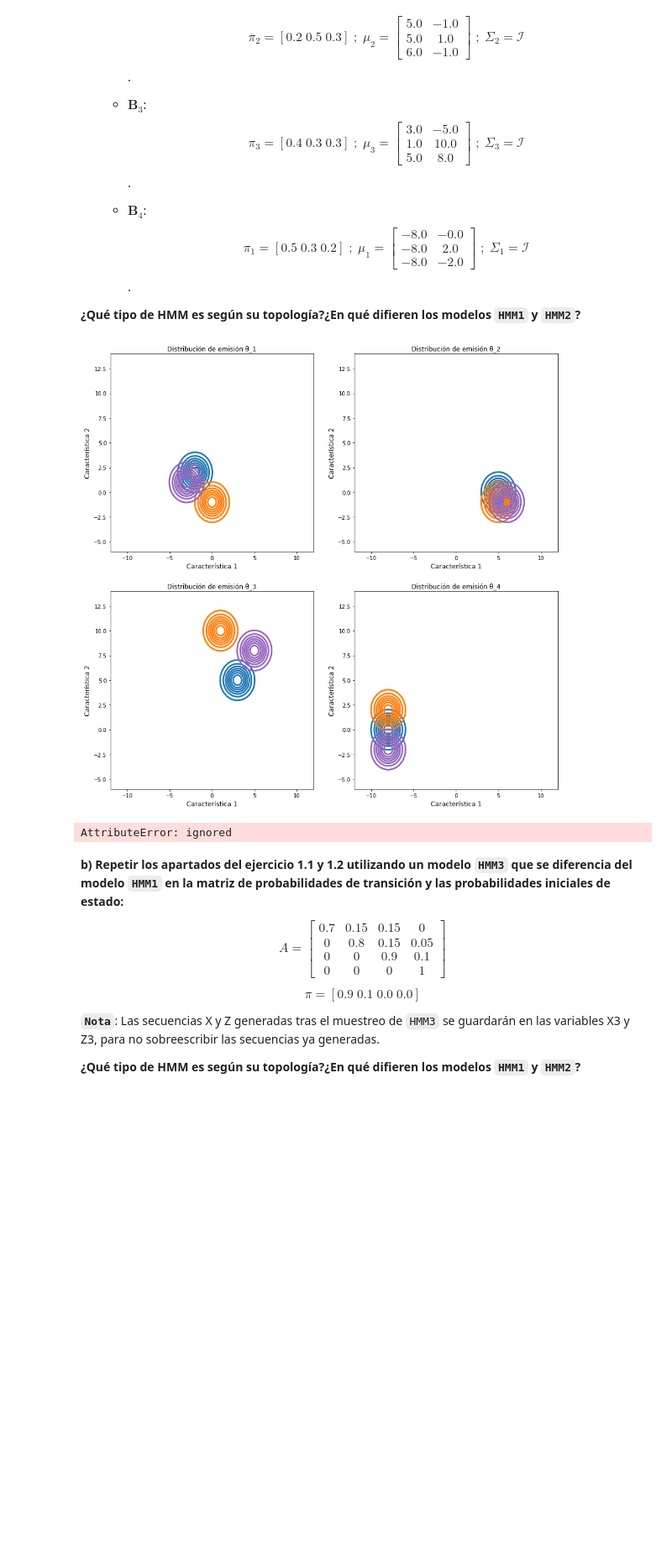
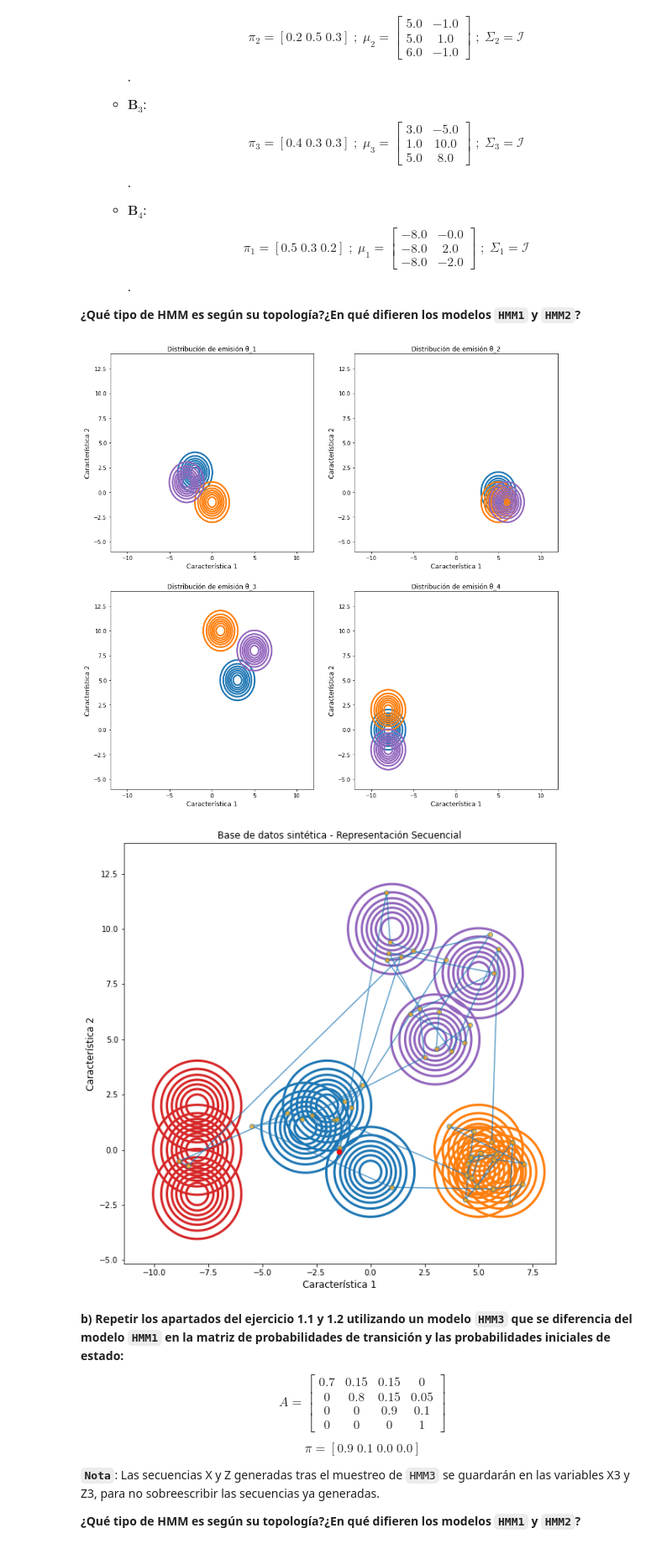
Before and after one commit to glorelvalle/g-mucd, a Jupyter notebook: pit/Tema2/PR2_PIT.ipynb, the cells around one changed output. Shown at 84% size. Cells and saved outputs as stored; diff of their text form; code cells hidden in the pictures; blank space fills up the shorter version.

```diff
--- a/pit/Tema2/PR2_PIT.ipynb
+++ b/pit/Tema2/PR2_PIT.ipynb
@@ -316,6 +316,9 @@ sigma2 = np.tile(np.identity(2), (4, 3, 1, 1))
 HMM2 = hmm.GMMHMM(n_components=N, n_mix=n_gaussians, covariance_type="full")
 HMM2.startprob_ = pi
 HMM2.transmat_ = A
+HMM2.weights_ = weights2
+HMM2.means_ = mu2
+HMM2.covars_ = sigma2
 
 ######################################################################### 1.1C
 # Representación de las distribuciones de emisión para cada estado
@@ -349,34 +352,34 @@ for n in range(N):
 
 plt.show();
 
 ######################################################################### 1.2
 X2, Z2 = HMM2.sample(T)
 
 T_repr=50
 
 # Representación de los datos mediante un scatter plot
 fig2,ax2 = plt.subplots(figsize=(10,10))
 
 # Representación de los datos mediante un scatter plot
 # Para mostrar el desarrollo de la secuencia
 ax2.plot(X2[:T_repr,0],X2[:T_repr,1],'o-',label='observations',mfc='orange',alpha=0.7)
 ax2.plot(X2[0:1,0],X2[0:1,1],'or')
 plt.xlim((np.min(X2[:,0]),np.max(X2[:,0])))
 plt.ylim((np.min(X2[:,1]),np.max(X2[:,1])))
 ax2.set_xlabel('Característica 1', fontsize=12)
 ax2.set_ylabel('Característica 2', fontsize=12)
 ax2.set_title('Base de datos sintética - Representación Secuencial' )
 
 
 for n in range(N):
   for g in range(n_gaussians):
     # TO DO: Evaluación de cada una de las componentes gaussianas en los ejes
     eval_multivariate_gaussian = multivariate_normal.pdf(np.dstack((_X, _Y)), mean=mu2[n][g], cov=sigma2[n][g])
     prob = np.reshape(eval_multivariate_gaussian, _X.shape)
     ax2.contour(x_axis, y_axis, prob,colors=colors[n],linewidths=3)
 # %% [output]
 [figure]
-AttributeError: ignored
+[figure, added]
 # %% [markdown]
 **b) Repetir los apartados del ejercicio 1.1 y 1.2 utilizando un modelo `HMM3` que se diferencia del modelo `HMM1` en la matriz de probabilidades de transición y las probabilidades iniciales de estado:**
 
```
